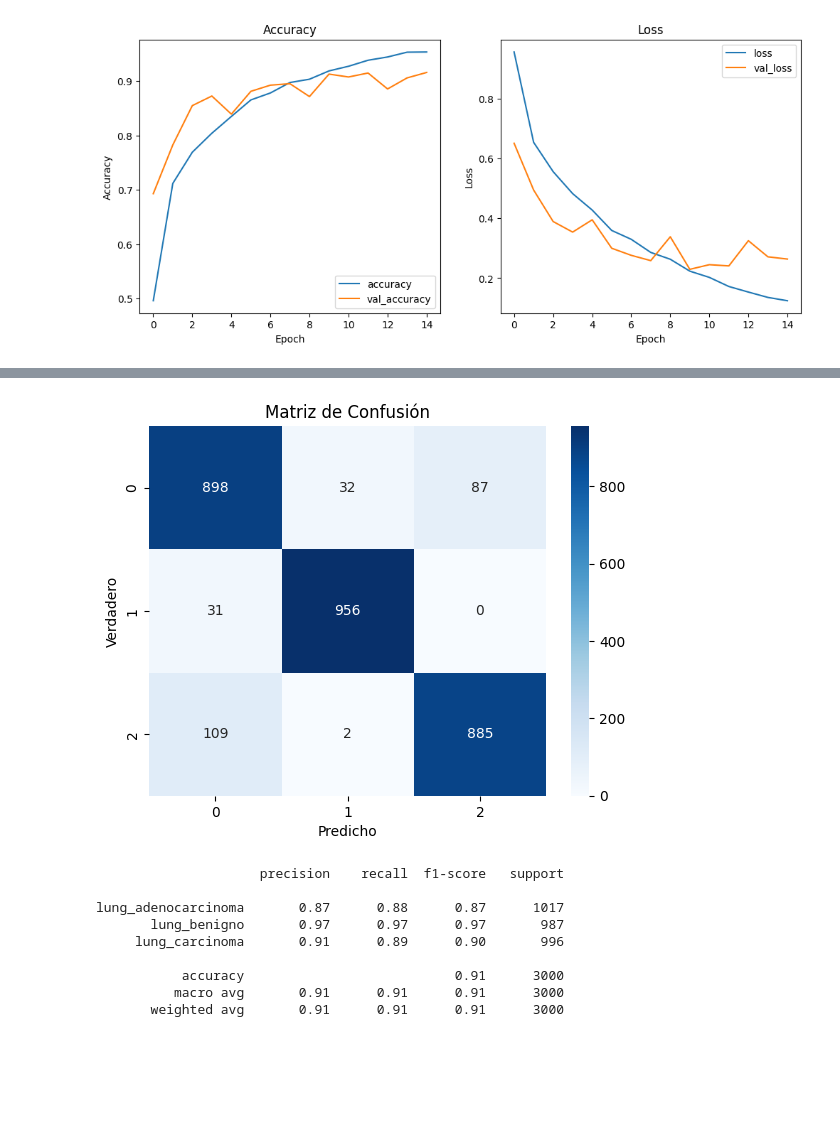
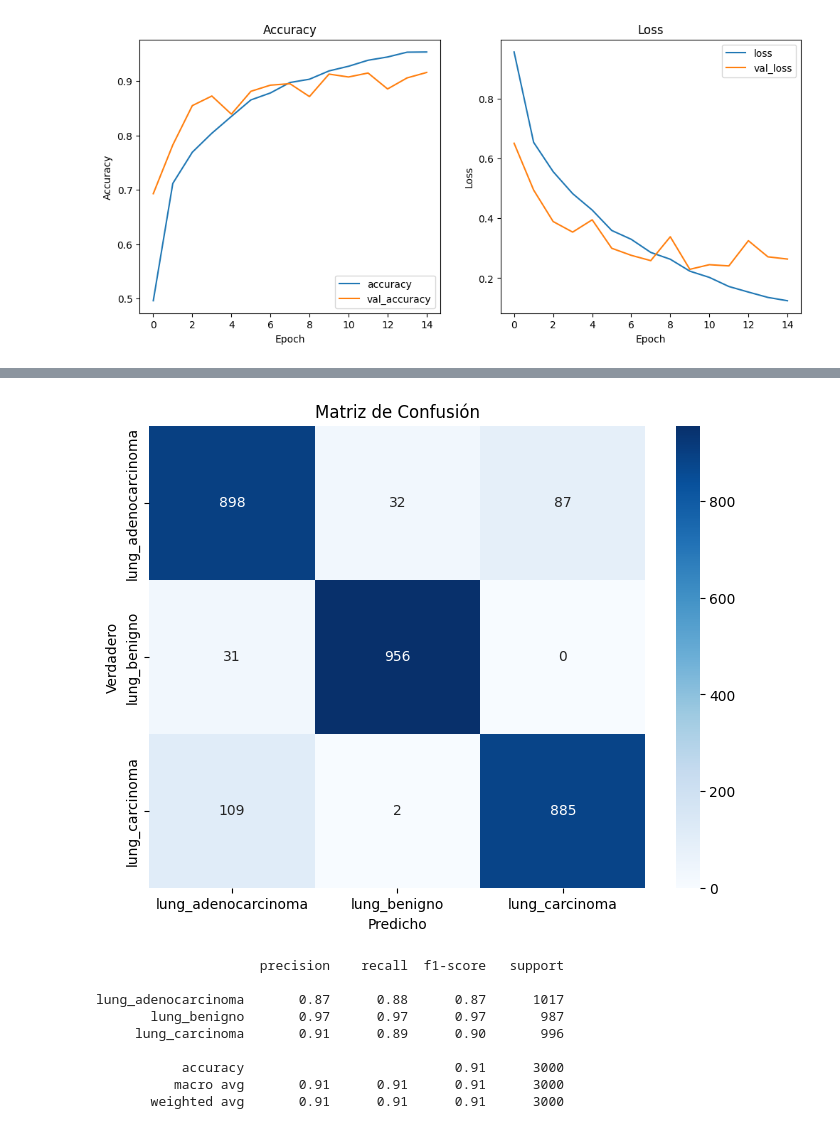
Before and after one commit to HikrisA/Samsung, a Jupyter notebook: PF1.ipynb, the cells around one changed output, grey strips where cells are left out. Drawn from its saved outputs; the diff is of its cells as text; code cells hidden in the pictures; blank space fills up the shorter version.

```diff
--- a/PF1.ipynb
+++ b/PF1.ipynb
@@ -236,8 +236,6 @@ plt.title('Loss')
 plt.show()
 # %% [output]
 [figure]
-# %%
-model = tf.keras.models.load_model("/home/javia/Samsung/PF/Modelos/modelo_MobileNetV2_Capas_Congeladas.h5")
 # %%
 # Crear las listas de etiquetas verdaderas y predicciones
 y_true_list = []
@@ -859,6 +860,8 @@ plt.title('Loss')
 plt.show()
 # %% [output]
 [figure]
+# %%
+model = tf.keras.models.load_model("C:\\Users\\Dragut\\Desktop\\bobio\\Samsung\\PF\\Modelos\\modelo_propuesto_mayor_complejidad_v2.h5")
 # %%
 # Crear las listas de etiquetas verdaderas y predicciones
 y_true_list = []
@@ -895,15 +898,16 @@ y_pred = np.concatenate(y_pred_list)
 # %%
 # Crear la matriz de confusión
 cm = confusion_matrix(y_test_clases, y_pred)
 
 # Visualizarla con seaborn
-sns.heatmap(cm, annot=True, fmt="d", cmap="Blues")
+plt.figure(figsize=(8,6))
+sns.heatmap(cm, annot=True, fmt="d", cmap="Blues", xticklabels=class_names, yticklabels=class_names)
 plt.xlabel("Predicho")
 plt.ylabel("Verdadero")
 plt.title("Matriz de Confusión")
 plt.show()
 # %% [output]
-[figure, old version]
+[figure, new version]
 # %%
 print(classification_report(y_test_clases, y_pred, target_names=class_names))
 # %% [output]
```
Also changed, not shown: parts of 7 cells of this notebook, 1 other file.
